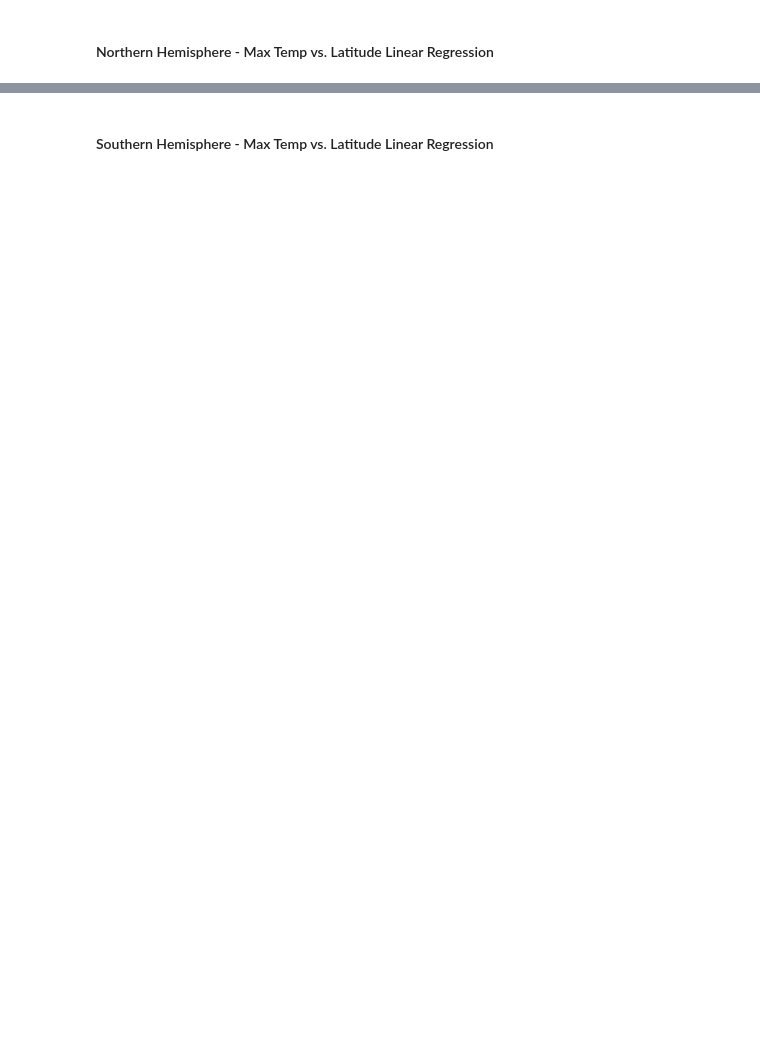
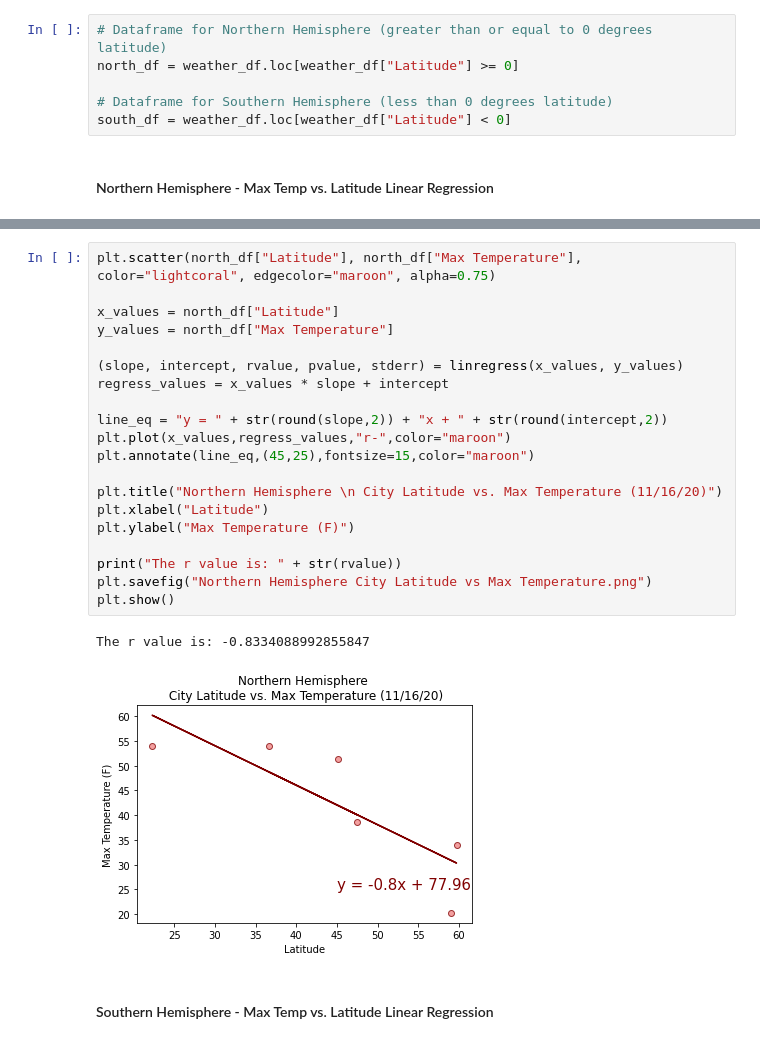
Before and after one commit to Kylmalcolm/Global-Weather-Analysis, a Jupyter notebook: WeatherPy.ipynb, the cells around one changed output, grey strips where cells are left out. Drawn from its saved outputs; the diff is of its cells as text; blank space fills up the shorter version.

Commit message:
Done with scatterplots and testing png files, just need to add 500+ citites and comments

```diff
--- a/WeatherPy.ipynb
+++ b/WeatherPy.ipynb
@@ -223,5 +219,11 @@ plt.show()
 [figure]
 # %% [markdown]
 ## Linear Regression
+# %%
+# Dataframe for Northern Hemisphere (greater than or equal to 0 degrees latitude)
+north_df = weather_df.loc[weather_df["Latitude"] >= 0]
+
+# Dataframe for Southern Hemisphere (less than 0 degrees latitude)
+south_df = weather_df.loc[weather_df["Latitude"] < 0]
 # %% [markdown]
 ####  Northern Hemisphere - Max Temp vs. Latitude Linear Regression
@@ -232,2 +230,25 @@ The r-value is: 0.46937863826630627
+# %%
+plt.scatter(north_df["Latitude"], north_df["Max Temperature"], color="lightcoral", edgecolor="maroon", alpha=0.75)
+
+x_values = north_df["Latitude"]
+y_values = north_df["Max Temperature"]
+
+(slope, intercept, rvalue, pvalue, stderr) = linregress(x_values, y_values)
+regress_values = x_values * slope + intercept
+
+line_eq = "y = " + str(round(slope,2)) + "x + " + str(round(intercept,2))
+plt.plot(x_values,regress_values,"r-",color="maroon")
+plt.annotate(line_eq,(45,25),fontsize=15,color="maroon")
+
+plt.title("Northern Hemisphere \n City Latitude vs. Max Temperature (11/16/20)")
+plt.xlabel("Latitude")
+plt.ylabel("Max Temperature (F)")
+
+print("The r value is: " + str(rvalue))
+plt.savefig("Northern Hemisphere City Latitude vs Max Temperature.png")
+plt.show()
+# %% [output]
+The r value is: -0.8334088992855847
+[figure, added]
 # %% [markdown]
 ####  Southern Hemisphere - Max Temp vs. Latitude Linear Regression
```
Also changed, not shown: parts of 22 cells of this notebook, 9 other files.
